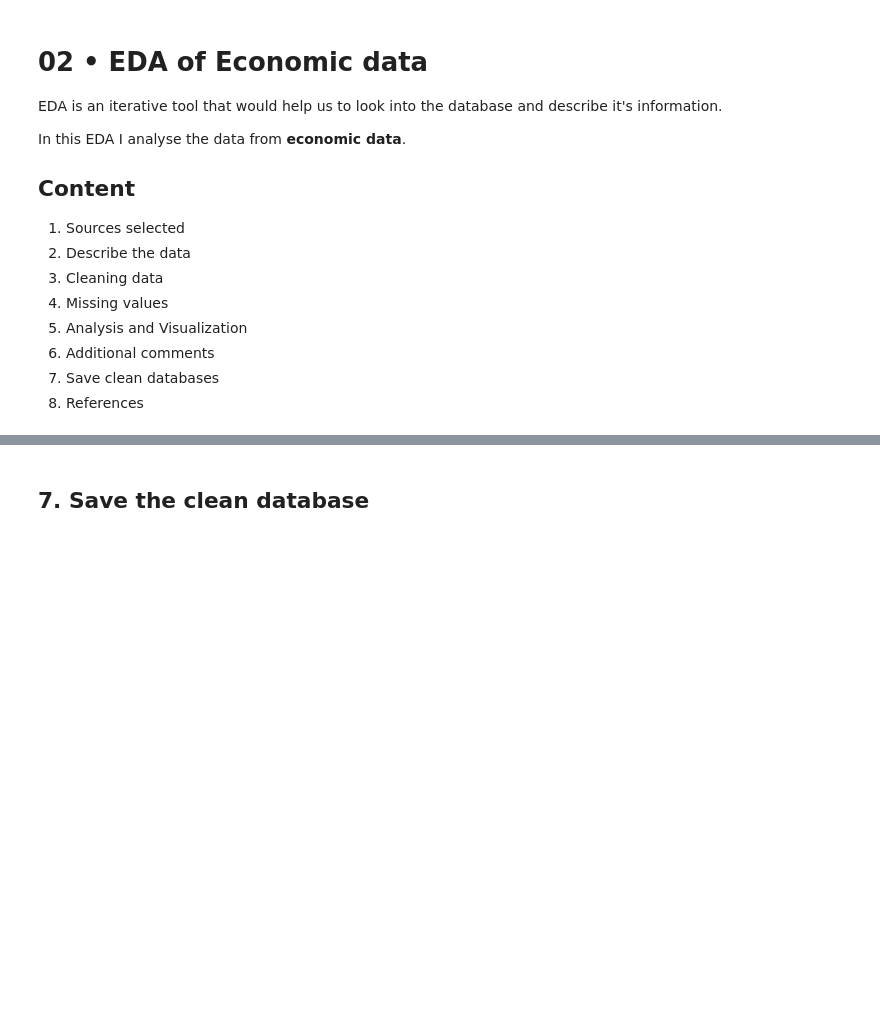
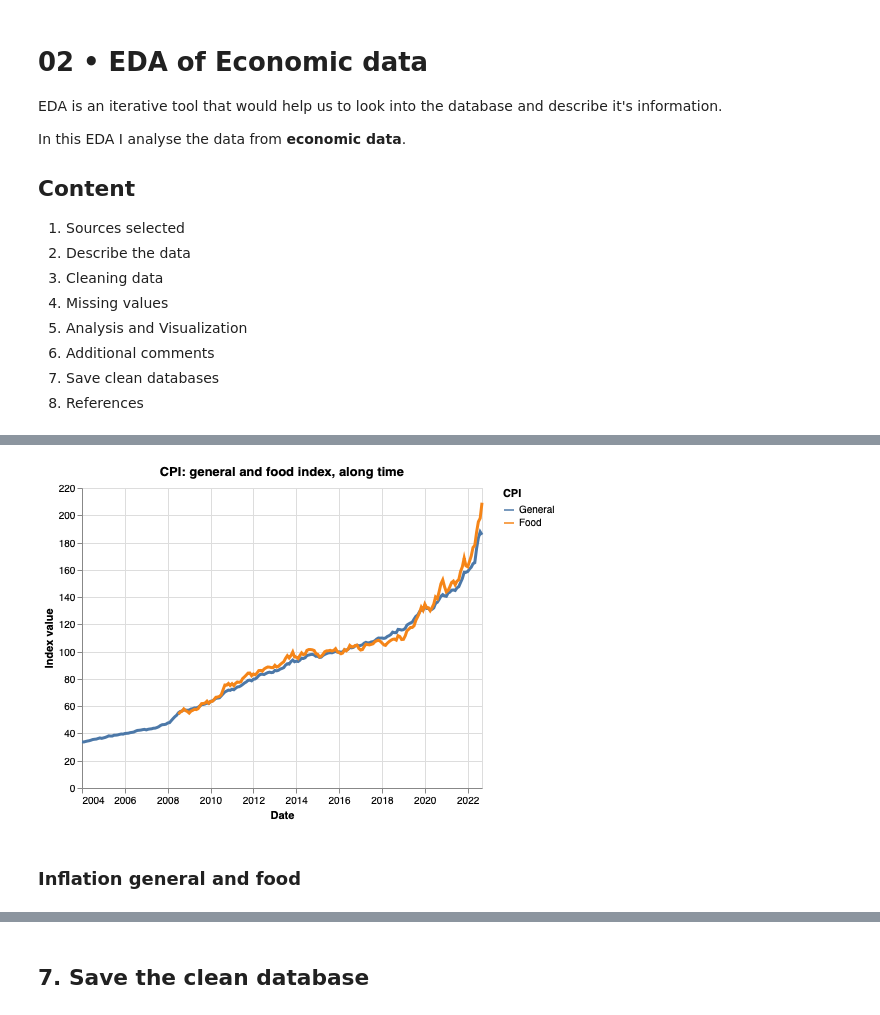
Before and after one commit to vcuspinera/Pakistan_inflation-crime, a Jupyter notebook: src/02_EDA_Economic.ipynb, the cells around one changed output, grey strips where cells are left out. Cells and saved outputs as stored; diff of their text form; code cells hidden in the pictures; blank space fills up the shorter version.

Commit message:
Update data collection and add EDA of economic data notebook

```diff
--- a/src/02_EDA_Economic.ipynb
+++ b/src/02_EDA_Economic.ipynb
@@ -44,0 +156,25 @@ RendererRegistry.enable('default')
+# %%
+# transform variables
+
+# 'price' to numeric
+try:
+    df = df.astype({'CPI':'float',
+                    'CPI: Food and Nonalcoholic Beverages':'float'})
+except:
+    next
+
+# 'date' to datetime
+try:
+    df.Date = [i.strftime("%Y-%m") for i in df.Date]
+    #df.rename(columns={"Date":"Period"}, inplace=True)
+except:
+    next
+# %%
+# Add variables of monthly and annual percentahe growth
+# for `CPI` and `CPI: Food and Nonalcoholic Beverages` becasue
+# these values correspond to the monthly and annual inflation
+
+df["inflat_m_gral"] = df["CPI"].pct_change(periods=1)  #monthly inflation of CPI
+df["inflat_a_gral"] = df["CPI"].pct_change(periods=12)  #annual inflation of CPI
+df["inflat_m_food"] = df["CPI: Food and Nonalcoholic Beverages"].pct_change(periods=1)  #monthly inflation of CPI Food and Nonalcoholic Beverages
+df["inflat_a_food"] = df["CPI: Food and Nonalcoholic Beverages"].pct_change(periods=12)  #annual inflation of CPI Food and Nonalcoholic Beverages
@@ -46,0 +264,6 @@ RendererRegistry.enable('default')
+# %%
+source = pd.DataFrame(df[['Date','CPI', 'CPI: Food and Nonalcoholic Beverages']]\
+            .rename(columns={"CPI":"General", "CPI: Food and Nonalcoholic Beverages":"Food"})
+            .set_index('Date').stack()).reset_index()\
+            .rename(columns={"level_1":"CPI", 0:"value"})
+source.head()
@@ -46,0 +277,15 @@ RendererRegistry.enable('default')
+# %%
+# Plot with all products
+plot = alt.Chart(source).mark_line(size = 3).encode(
+    alt.X('Date:T', title="Date"),
+    alt.Y('value:Q', title="Index value"),
+    alt.Color('CPI:N', sort=["General","Food"]),
+    tooltip=['CPI', 'Date', 'value']
+).properties(title="CPI: general and food index, along time",
+             width=400, height=300
+            )
+plot
+# %% [output]
+[figure, added]
+# %% [markdown]
+### Inflation general and food
```
Also changed, not shown: parts of 37 cells of this notebook, 1 other file.
